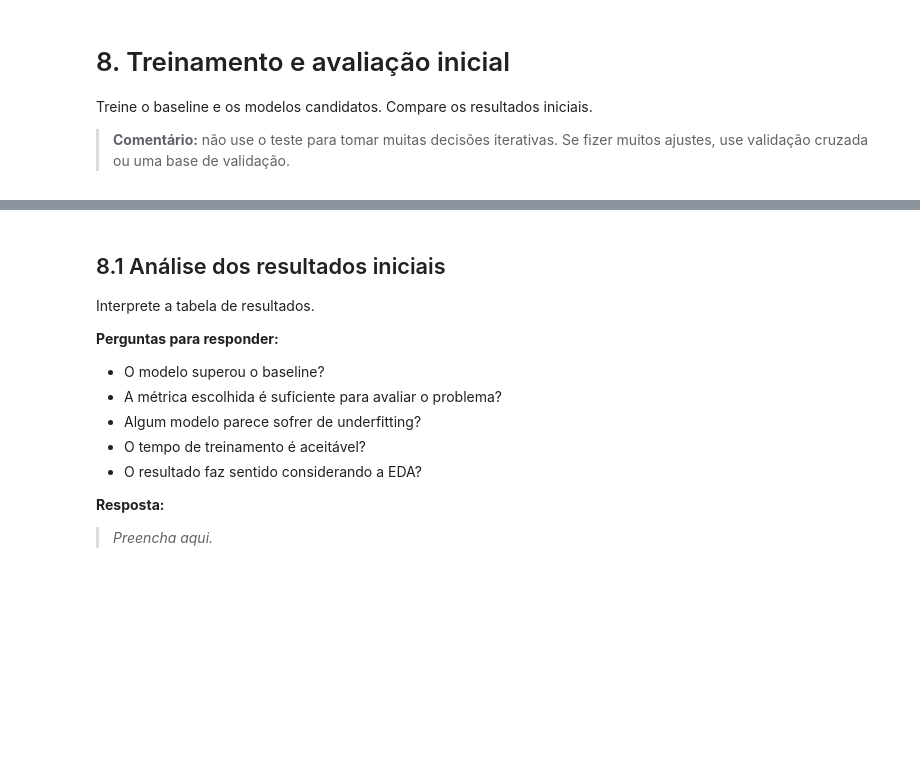
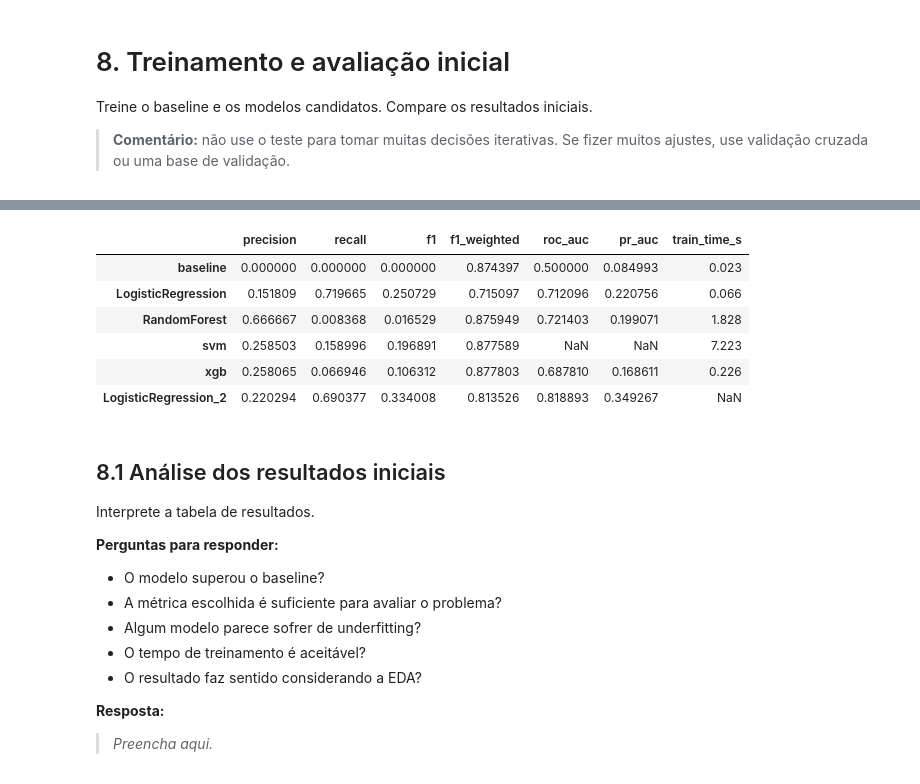
Before and after one commit to marcelastein/MVP-Classificacao_conflitos_militares, a Jupyter notebook: MVP_ML_Classificacao_de_conflitos.ipynb, the cells around one changed output, grey strips where cells are left out. Drawn from its saved outputs; the diff is of its cells as text; code cells hidden in the pictures; blank space fills up the shorter version.

```diff
--- a/MVP_ML_Classificacao_de_conflitos.ipynb
+++ b/MVP_ML_Classificacao_de_conflitos.ipynb
@@ -843,6 +968,12 @@ preprocess = ColumnTransformer(transformers=[
     ("cat", categorical_pipe, cat_cols)
 ], remainder="drop")
 
+# Sem escalonamento
+preprocess_2 = ColumnTransformer(transformers=[
+        ("num", "passthrough", num_cols),
+        ("cat", categorical_pipe, cat_cols)
+],remainder="drop")
+
 print("Colunas numéricas:", num_cols)
 print("Colunas categóricas:", cat_cols)
 # %% [output]
@@ -951,14 +1102,14 @@ Treine o baseline e os modelos candidatos. Compare os resultados iniciais.
 results = {}
 trained_models = {}
 
-if PROBLEM_TYPE in ["classificacao", "regressao"]:
+if PROBLEM_TYPE in ["classificacao", "regressao","classificacao_com_relacao_tempo"]:
     # Baseline
     t0 = time.time()
     baseline.fit(X_train, y_train)
     train_time = time.time() - t0
 
     y_pred = baseline.predict(X_test)
-    if PROBLEM_TYPE == "classificacao":
+    if PROBLEM_TYPE == "classificacao" or "classificacao_com_relacao_tempo":
         proba = baseline.predict_proba(X_test) if hasattr(baseline, "predict_proba") else None
         results["baseline"] = evaluate_classification(y_test, y_pred, proba)
     else:
@@ -973,7 +1124,7 @@ if PROBLEM_TYPE in ["classificacao", "regressao"]:
         train_time = time.time() - t0
 
         y_pred = model.predict(X_test)
-        if PROBLEM_TYPE == "classificacao":
+        if PROBLEM_TYPE == "classificacao" or "classificacao_com_relacao_tempo":
             proba = model.predict_proba(X_test) if hasattr(model, "predict_proba") else None
             results[name] = evaluate_classification(y_test, y_pred, proba)
         else:
@@ -1002,3 +1160,45 @@ show_results_table(results)
+# %%
+logistic = Pipeline([
+    ("preprocess", preprocess),
+    ("model",
+     LogisticRegression(C=0.1,
+         random_state=SEED,
+         max_iter=5000, penalty='l1',class_weight="balanced",
+         solver= "liblinear"
+
+     )
+    )
+])
+
+
+t0 = time.time()
+logistic.fit(X_train, y_train)
+train_time = time.time() - t0
+
+y_pred = logistic.predict(X_test)
+if PROBLEM_TYPE == "classificacao" or "classificacao_com_relacao_tempo":
+    proba = logistic.predict_proba(X_test) if hasattr(logistic, "predict_proba") else None
+    y_pred = (proba[:, 1] >= 0.49).astype(int)
+
+    results["LogisticRegression_2"] = (
+    evaluate_classification(
+    y_test,
+    y_pred,
+    proba
+    )
+    )
+
+
+
+show_results_table(results)
+# %% [output]
+|  | precision | recall | f1 | f1_weighted | roc_auc | pr_auc | train_time_s |
+| baseline | 0.000000 | 0.000000 | 0.000000 | 0.874397 | 0.500000 | 0.084993 | 0.023 |
+| LogisticRegression | 0.151809 | 0.719665 | 0.250729 | 0.715097 | 0.712096 | 0.220756 | 0.066 |
+| RandomForest | 0.666667 | 0.008368 | 0.016529 | 0.875949 | 0.721403 | 0.199071 | 1.828 |
+| svm | 0.258503 | 0.158996 | 0.196891 | 0.877589 | NaN | NaN | 7.223 |
+| xgb | 0.258065 | 0.066946 | 0.106312 | 0.877803 | 0.687810 | 0.168611 | 0.226 |
+| LogisticRegression_2 | 0.220294 | 0.690377 | 0.334008 | 0.813526 | 0.818893 | 0.349267 | NaN |
 # %% [markdown]
 ## 8.1 Análise dos resultados iniciais
 
```
Also changed, not shown: parts of 16 cells of this notebook.
